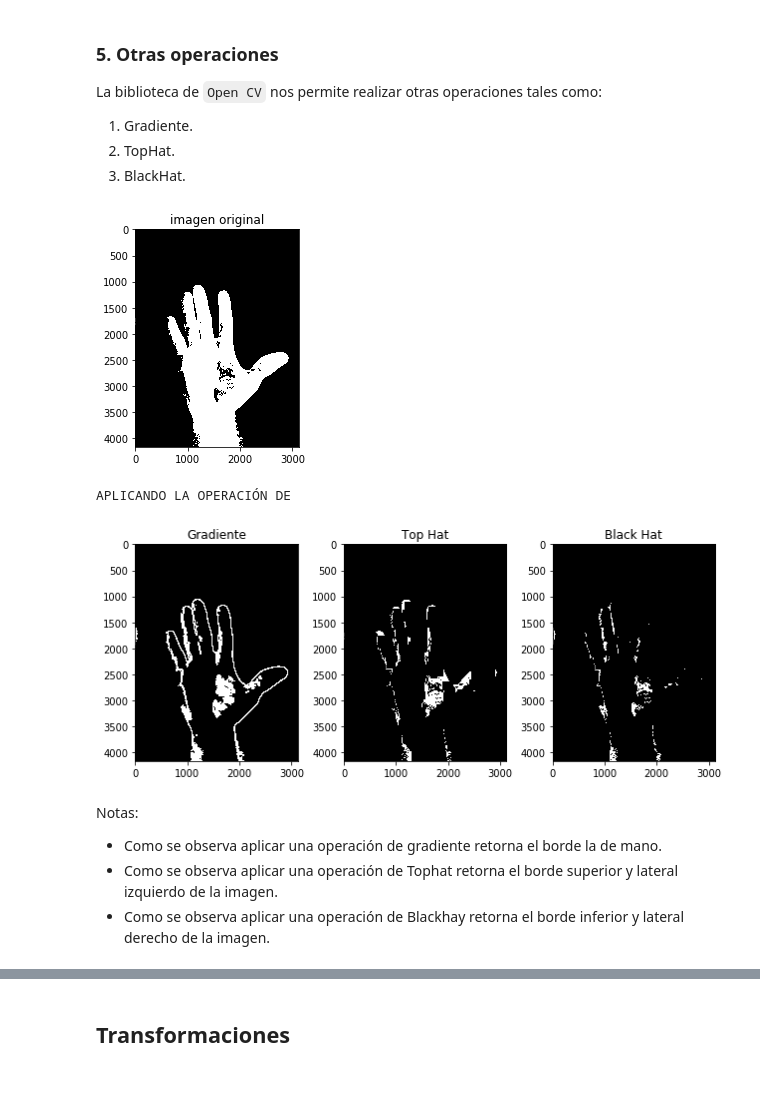
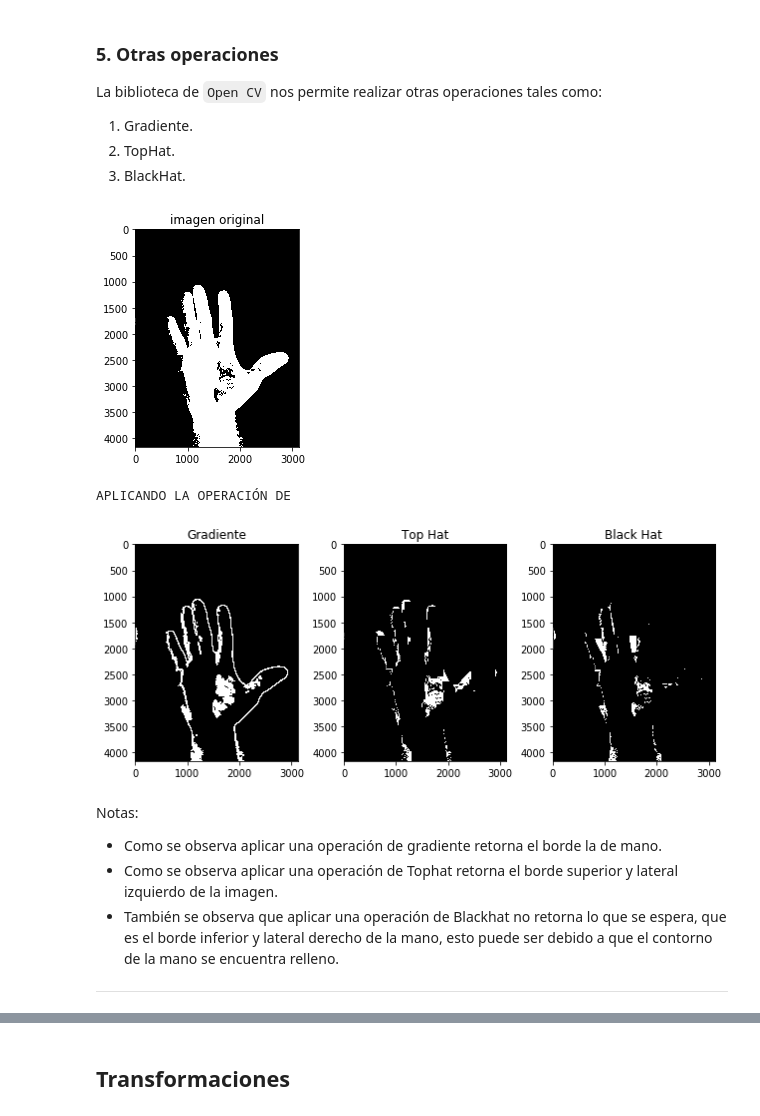
Before and after one commit to LeonardoMercado/TecIA, a Jupyter notebook: compartida de talleres/03 Taller 3 Operaciones Morfológicas/Taller 3 operaciones Morfológicas.ipynb, the cells around one changed output, grey strips where cells are left out. Cells and saved outputs as stored; diff of their text form; code cells hidden in the pictures; blank space fills up the shorter version.

```diff
--- a/compartida de talleres/03 Taller 3 Operaciones Morfológicas/Taller 3 operaciones Morfológicas.ipynb
+++ b/compartida de talleres/03 Taller 3 Operaciones Morfológicas/Taller 3 operaciones Morfológicas.ipynb
@@ -432,32 +432,33 @@ La biblioteca de `Open CV` nos permite realizar otras operaciones tales como:
 # %%
 kernel1 = np.ones((3,3))
 gradient = cv2.morphologyEx(img_2_bin,cv2.MORPH_GRADIENT,kernel1,iterations=10)
 top_hat = cv2.morphologyEx(img_2_bin,cv2.MORPH_TOPHAT,kernel1,iterations=65)
-black_hat = cv2.morphologyEx(img_2_bin,cv2.MORPH_BLACKHAT,kernel1,iterations=25)
+black_hat = cv2.morphologyEx(img_2_bin,cv2.MORPH_BLACKHAT,kernel1,iterations=65)
 
 
 
 plt.figure(1)
 plt.subplot(1,2,1), plt.imshow(img_2_bin,cmap='gray'),plt.title('imagen original')
 plt.subplots_adjust(right=1)
 plt.show()
 
 print('APLICANDO LA OPERACIÓN DE')
 plt.figure(2)
 plt.subplot(1,3,1), plt.imshow(gradient,cmap='gray'), plt.title('Gradiente')
 plt.subplot(1,3,2), plt.imshow(top_hat,cmap='gray'), plt.title('Top Hat')
 plt.subplot(1,3,3), plt.imshow(black_hat,cmap='gray'), plt.title('Black Hat')
 plt.subplots_adjust(right = 1.5)
 plt.show()
 # %% [output]
 [figure]
 APLICANDO LA OPERACIÓN DE
-[figure, old version]
+[figure, new version]
 # %% [markdown]
 Notas:
 - Como se observa aplicar una operación de gradiente retorna el borde la de mano.
 - Como se observa aplicar una operación de Tophat retorna el borde superior y lateral izquierdo de la imagen.
-- Como se observa aplicar una operación de Blackhay retorna el borde inferior y lateral derecho de la imagen.
+- También se observa que aplicar una operación de Blackhat no retorna lo que se espera, que es el borde inferior y lateral derecho de la mano, esto puede ser debido a que el contorno de la mano se encuentra relleno.
+---
 # %% [markdown]
 ### 6. Filtro Morfológico
 
```
Also changed, not shown: parts of 23 cells of this notebook, 1 other file.
